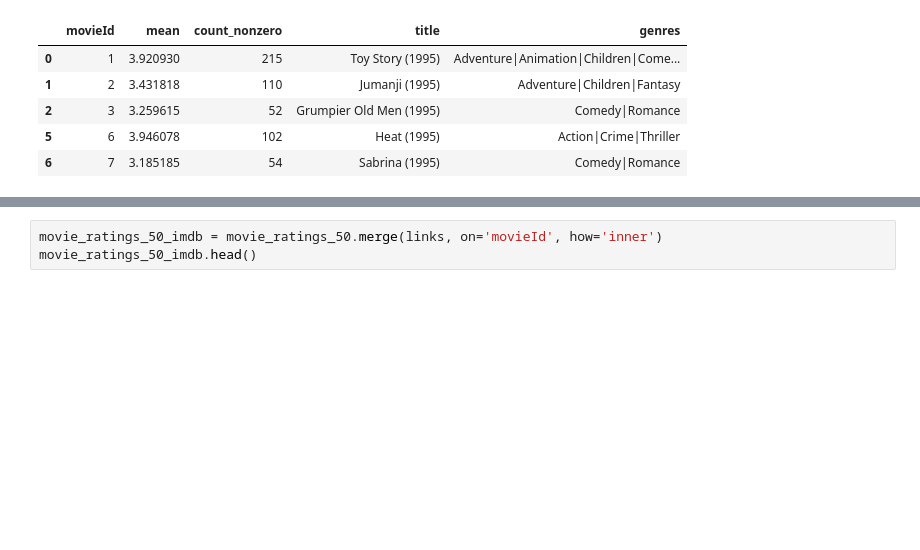
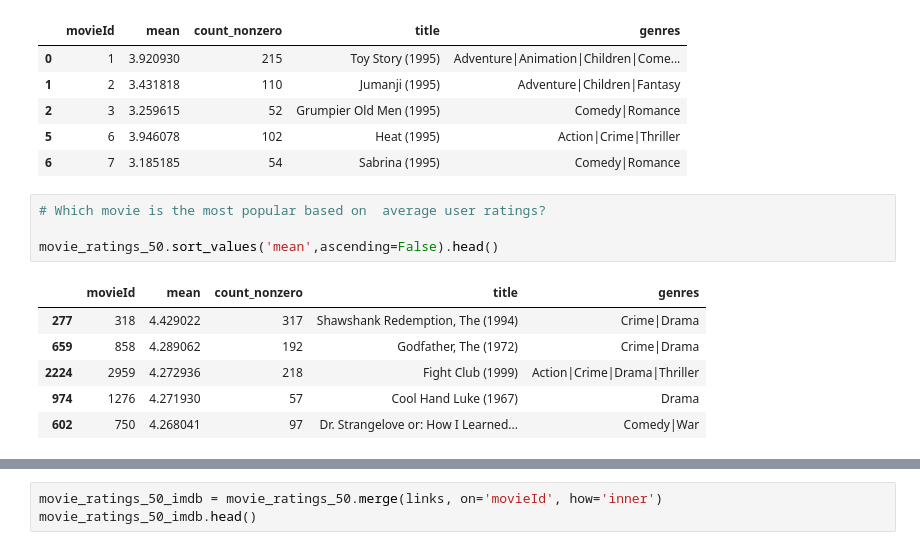
Before and after one commit to amiegirl/InnomaticsResearchLabs, a Jupyter notebook: movies.ipynb, the cells around one changed output, grey strips where cells are left out. Saved outputs shown, nothing was run; the diff lists cells and outputs as text; blank space fills up the shorter version.

Commit message:
Movies Data Exploration

```diff
--- a/movies.ipynb
+++ b/movies.ipynb
@@ -106,3 +139,14 @@ movie_ratings_50.head()
 | 2 | 3 | 3.259615 | 52 | Grumpier Old Men (1995) | Comedy|Romance |
 | 5 | 6 | 3.946078 | 102 | Heat (1995) | Action|Crime|Thriller |
 | 6 | 7 | 3.185185 | 54 | Sabrina (1995) | Comedy|Romance |
+# %%
+# Which movie is the most popular based on  average user ratings?
+
+movie_ratings_50.sort_values('mean',ascending=False).head()
+# %% [output]
+|  | movieId | mean | count_nonzero | title | genres |
+| 277 | 318 | 4.429022 | 317 | Shawshank Redemption, The (1994) | Crime|Drama |
+| 659 | 858 | 4.289062 | 192 | Godfather, The (1972) | Crime|Drama |
+| 2224 | 2959 | 4.272936 | 218 | Fight Club (1999) | Action|Crime|Drama|Thriller |
+| 974 | 1276 | 4.271930 | 57 | Cool Hand Luke (1967) | Drama |
+| 602 | 750 | 4.268041 | 97 | Dr. Strangelove or: How I Learned... | Comedy|War |
```
Also changed, not shown: parts of 18 cells of this notebook.
